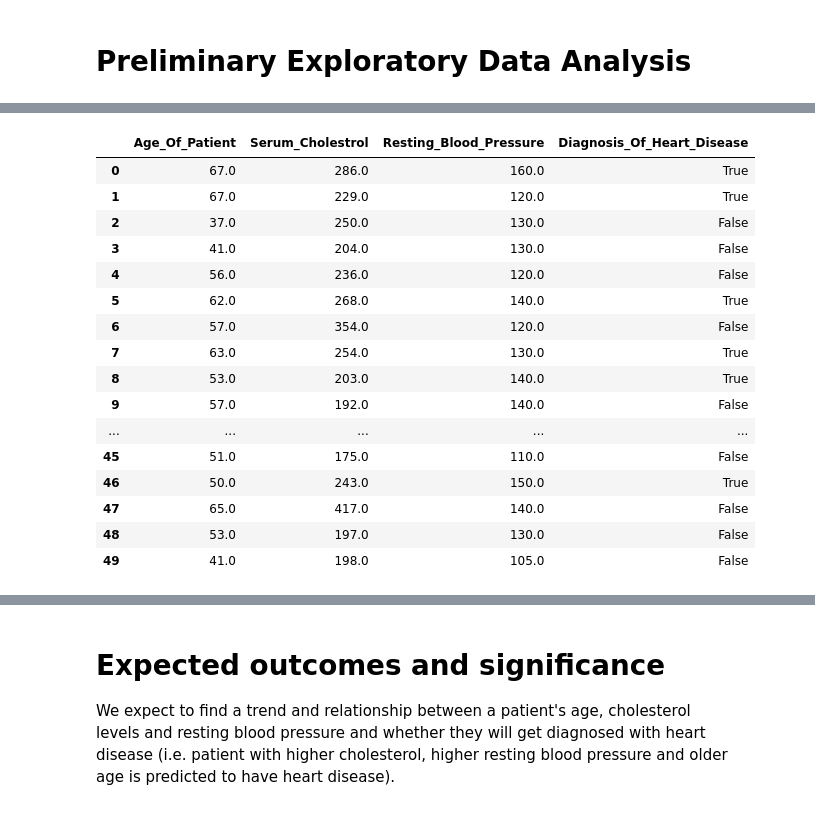
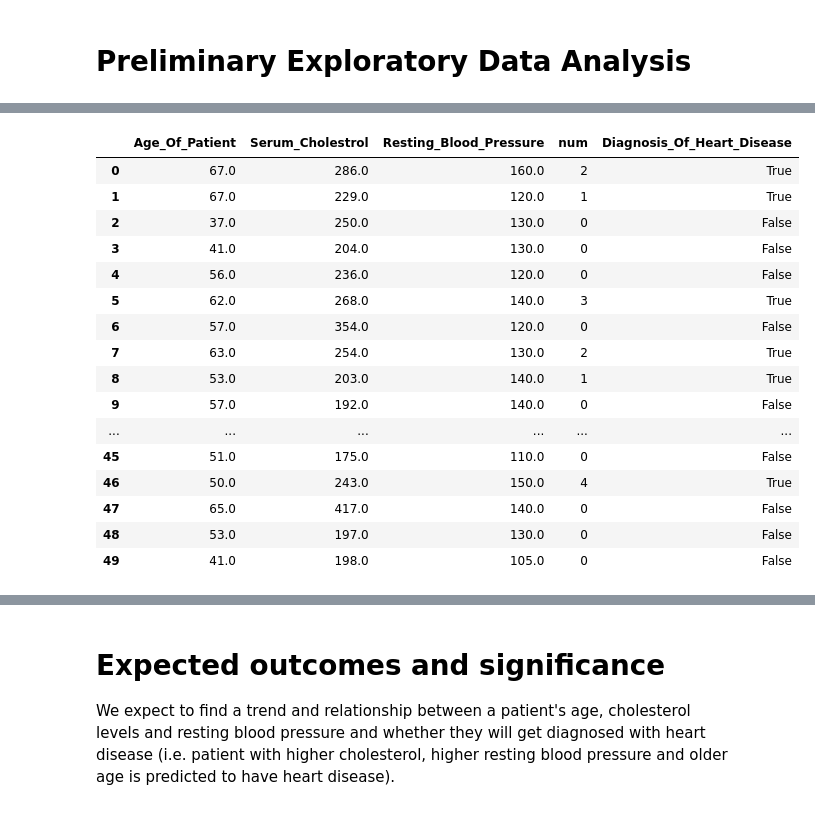
Before and after one commit to AdwaitKulkarni58/dsci100-2023W2-group14, a Jupyter notebook: proposal.ipynb, the cells around one changed output, grey strips where cells are left out. Saved outputs shown, nothing was run; the diff lists cells and outputs as text; code cells hidden in the pictures.

```diff
--- a/proposal.ipynb
+++ b/proposal.ipynb
@@ -24,7 +24,7 @@ data = pd.read_csv("data/processed_cleveland.csv")
 data.columns = ["Age_Of_Patient", "Sex_Of_Patient", "Chest_Pain_Type", "Resting_Blood_Pressure", "Serum_Cholestrol",
                 "Fasting_Blood_Sugar", "Resting_Electrocardiographic_Results", "Maximum_Heart_Rate", "Exercise_Induced_Angina",
                 "ST_Depression_Induced_By_Exercise_Relative_To_Rest", "Peak_Exercise_ST_Segment_Slope", "Number_Of_Colored_Major_Vessels",
-                "Thal", "Diagnosis_Of_Heart_Disease"]
+                "Thal", "num"]
 # %%
 data.head(25)
 # %% [output]
@@ -46,29 +46,25 @@ data.head(25)
 | 23 | 60.0 | 1.0 | 4.0 | 130.0 | 206.0 | ... |
 | 24 | 50.0 | 0.0 | 3.0 | 120.0 | 219.0 | ... |
 # %%
-data = data[["Age_Of_Patient", "Serum_Cholestrol", "Resting_Blood_Pressure", "Diagnosis_Of_Heart_Disease"]]
-data["Diagnosis_Of_Heart_Disease"] = data["Diagnosis_Of_Heart_Disease"].replace({
-    0: False,
-    1: True,
-    2: True,
-    3: True,
-    4:True})
+data = data[["Age_Of_Patient", "Serum_Cholestrol", "Resting_Blood_Pressure", "num"]]
+data = data.assign(Diagnosis_Of_Heart_Disease = data[["num"]])
+data["Diagnosis_Of_Heart_Disease"] = data["Diagnosis_Of_Heart_Disease"].replace({0.0 : False, 1.0: True, 2: True, 3: True, 4: True})
 data.head(50)
 # %% [output]
-|  | Age_Of_Patient | Serum_Cholestrol | Resting_Blood_Pressure | Diagnosis_Of_Heart_Disease |
-| 0 | 67.0 | 286.0 | 160.0 | True |
-| 1 | 67.0 | 229.0 | 120.0 | True |
-| 2 | 37.0 | 250.0 | 130.0 | False |
-| 3 | 41.0 | 204.0 | 130.0 | False |
-| 4 | 56.0 | 236.0 | 120.0 | False |
-| 5 | 62.0 | 268.0 | 140.0 | True |
-| 6 | 57.0 | 354.0 | 120.0 | False |
-| 7 | 63.0 | 254.0 | 130.0 | True |
-| 8 | 53.0 | 203.0 | 140.0 | True |
-| 9 | 57.0 | 192.0 | 140.0 | False |
-| ... | ... | ... | ... | ... |
-| 45 | 51.0 | 175.0 | 110.0 | False |
-| 46 | 50.0 | 243.0 | 150.0 | True |
-| 47 | 65.0 | 417.0 | 140.0 | False |
-| 48 | 53.0 | 197.0 | 130.0 | False |
-| 49 | 41.0 | 198.0 | 105.0 | False |
+|  | Age_Of_Patient | Serum_Cholestrol | Resting_Blood_Pressure | num | Diagnosis_Of_Heart_Disease |
+| 0 | 67.0 | 286.0 | 160.0 | 2 | True |
+| 1 | 67.0 | 229.0 | 120.0 | 1 | True |
+| 2 | 37.0 | 250.0 | 130.0 | 0 | False |
+| 3 | 41.0 | 204.0 | 130.0 | 0 | False |
+| 4 | 56.0 | 236.0 | 120.0 | 0 | False |
+| 5 | 62.0 | 268.0 | 140.0 | 3 | True |
+| 6 | 57.0 | 354.0 | 120.0 | 0 | False |
+| 7 | 63.0 | 254.0 | 130.0 | 2 | True |
+| 8 | 53.0 | 203.0 | 140.0 | 1 | True |
+| 9 | 57.0 | 192.0 | 140.0 | 0 | False |
+| ... | ... | ... | ... | ... | ... |
+| 45 | 51.0 | 175.0 | 110.0 | 0 | False |
+| 46 | 50.0 | 243.0 | 150.0 | 4 | True |
+| 47 | 65.0 | 417.0 | 140.0 | 0 | False |
+| 48 | 53.0 | 197.0 | 130.0 | 0 | False |
+| 49 | 41.0 | 198.0 | 105.0 | 0 | False |
```
Also changed, not shown: parts of 3 cells of this notebook.
